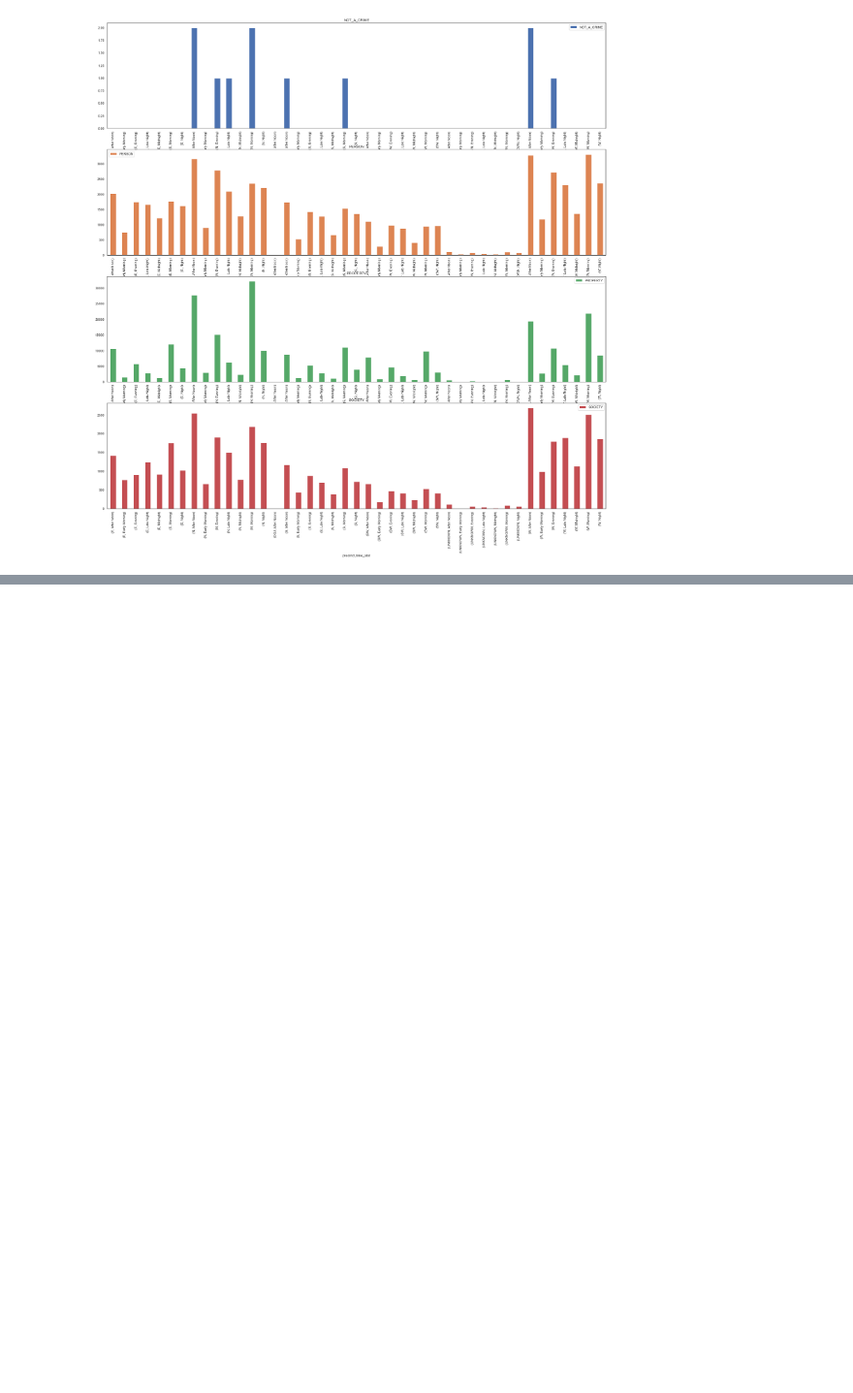
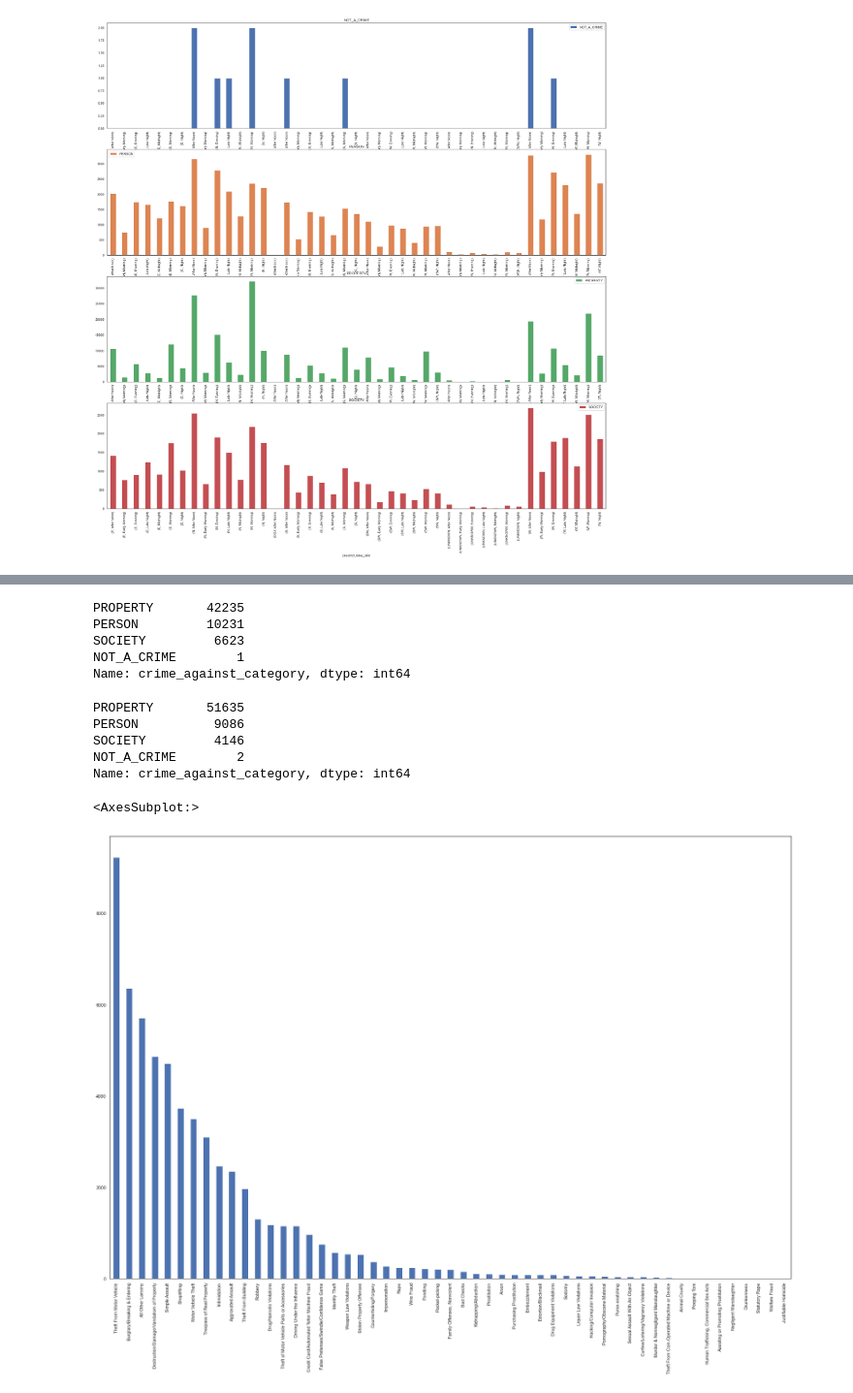
Before and after one commit to Mwaniki25/crime, a Jupyter notebook: crimes.ipynb, the cells around one changed output, grey strips where cells are left out. Shown at 97% size. Saved outputs shown, nothing was run; the diff lists cells and outputs as text; code cells hidden in the pictures; blank space fills up the shorter version.

```diff
--- a/crimes.ipynb
+++ b/crimes.ipynb
@@ -389,3 +394,9 @@ fig, ax = plt.subplots(figsize=(30,30))
 dfprecint = crimedata.groupby(['precinct', 'time_slot'])['crime_against_category'].value_counts().sort_values(ascending=False).unstack().plot(kind='bar', subplots=True, ax=ax)
 # %% [output]
 [figure]
+# %%
+# Comparing 2019 and 2020 (Corona Virus impact)
+# March 2020 to present & March 2019 to March 2020
+
+df2019crimes = crimedata[(crimedata['report_datetime'] >= '2019-03-01') & (crimedata['report_datetime'] <= '2020-01-01')]
+df2019crimes.tail()
@@ -391,0 +442,22 @@ dfprecint = crimedata.groupby(['precinct', 'time_slot'])['crime_against_category
+# %%
+df2019crimes.crime_against_category.value_counts()
+# %% [output]
+PROPERTY       42235
+PERSON         10231
+SOCIETY         6623
+NOT_A_CRIME        1
+Name: crime_against_category, dtype: int64
+# %%
+df2020crimes.crime_against_category.value_counts()
+# %% [output]
+PROPERTY       51635
+PERSON          9086
+SOCIETY         4146
+NOT_A_CRIME        2
+Name: crime_against_category, dtype: int64
+# %%
+fig, ax = plt.subplots(figsize=(30,20))
+df2019crimes.offense.value_counts().sort_values(ascending=False).plot(kind='bar',ax=ax)
+# %% [output]
+<AxesSubplot:>
+[figure, added]
```
Also changed, not shown: parts of 25 cells of this notebook.
